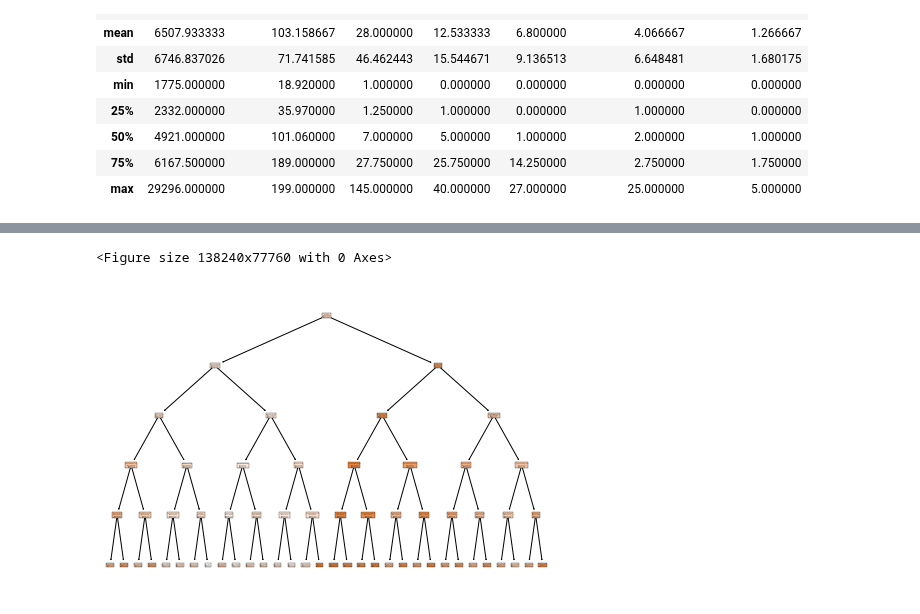
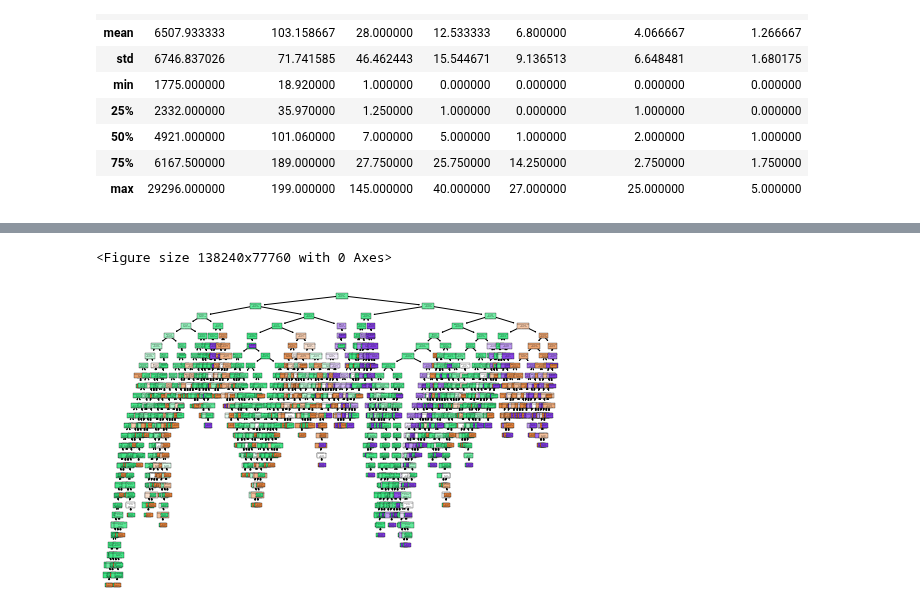
Before and after one commit to jgonz100/MGSC410-Final, a Jupyter notebook: eda.ipynb, the cells around one changed output, grey strips where cells are left out. Saved outputs shown, nothing was run; the diff lists cells and outputs as text; code cells hidden in the pictures.

```diff
--- a/eda.ipynb
+++ b/eda.ipynb
@@ -652,11 +653,14 @@ filt_label2.describe()
 | max | 268.920000 | 681.000000 | 678.000000 | 615.000000 | 196.000000 | 36.000000 | 1.000000 | ... |
 8 rows × 45 columns
 # %%
-from sklearn.ensemble import RandomForestRegressor
+from sklearn.ensemble import RandomForestClassifier
 from sklearn import tree
 from sklearn.model_selection import train_test_split
 
-
-y = sub_clean["Purchase Amount"]
-x = sub_clean.drop(columns = ['Purchase Amount'])
-x_train, x_test, y_train, y_test = train_test_split(x, y, test_size=0.2, random_state=0)
+sub_clean['Cluster'] = label
+y = sub_clean["Cluster"]
+x = sub_clean.drop(columns = ['Cluster'])
+x_train, x_test, y_train, y_test = train_test_split(x, y, test_size=0.2, random_state=410)
+print(y.head())
+print()
+print(x.head())
@@ -663,21 +689,22 @@ x_train, x_test, y_train, y_test = train_test_split(x, y, test_size=0.2, random_
 # %%
-regressor = RandomForestRegressor(random_state=0,max_depth = 5)
-regressor.fit(x_train, y_train)
-y_pred = regressor.predict(x_test)
+classifier = RandomForestClassifier(n_estimators=20, random_state=410)
+classifier.fit(x_train, y_train)
+y_pred = classifier.predict(x_test)
 plt.figure(figsize=(1920,1080))
 plt.figure()
-out = tree.plot_tree(regressor.estimators_[0],
+
+out = tree.plot_tree(classifier.estimators_[0],
                feature_names = x.columns,
                filled = True)
 
 for o in out:
     arrow = o.arrow_patch
     if arrow is not None:
         arrow.set_edgecolor('black')
         arrow.set_linewidth(1)
 # %% [output]
 <Figure size 138240x77760 with 0 Axes>
-[figure, old version]
+[figure, new version]
 # %%
 from sklearn.tree import export_graphviz
 
```
Also changed, not shown: parts of 29 cells of this notebook.
